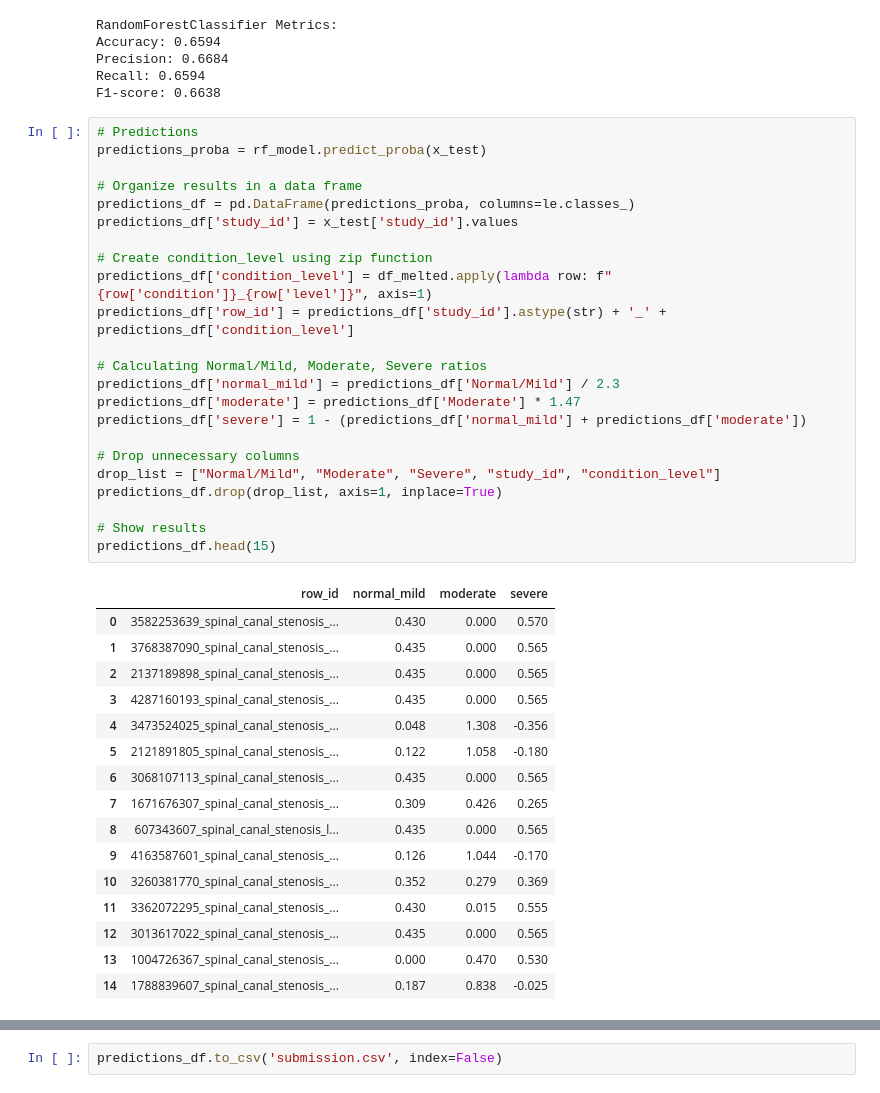
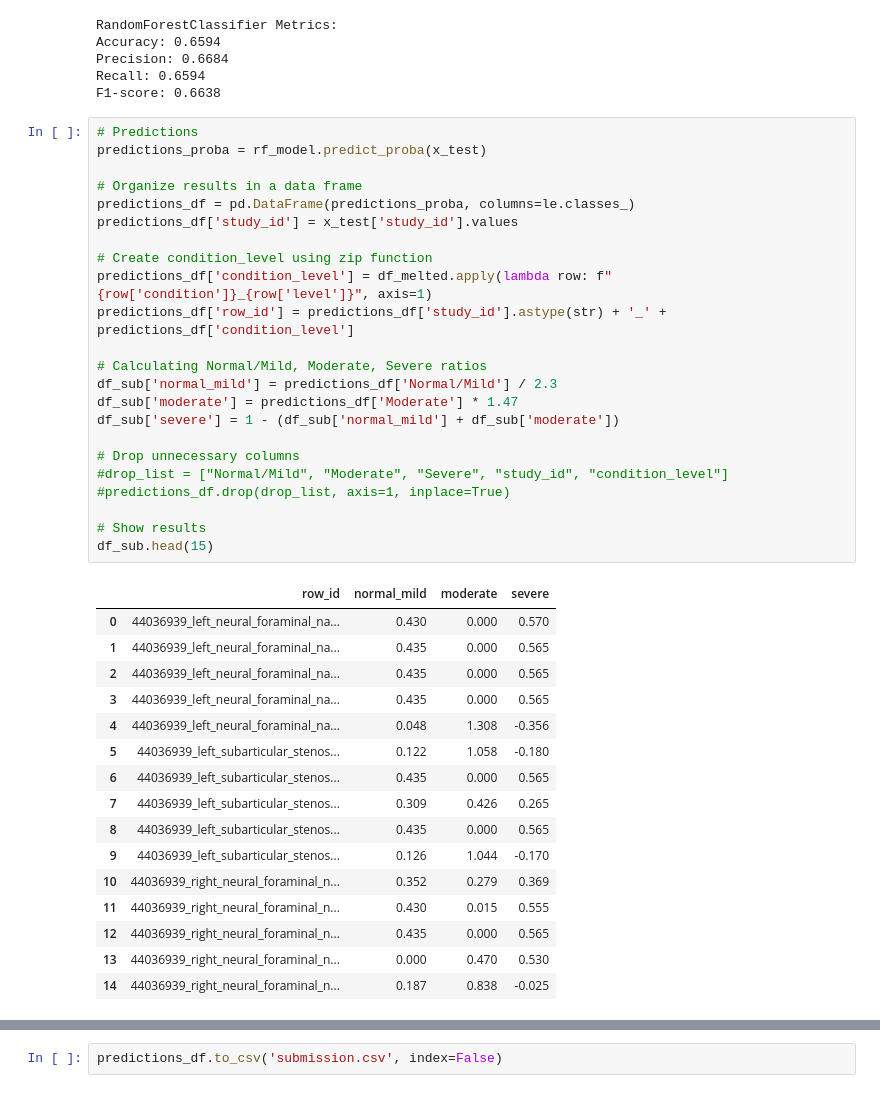
Before and after one commit to Hilalalpak/Machine-Learning, a Jupyter notebook: predictive-modelling-for-lumbar-spine-radiology.ipynb, the cells around one changed output, grey strips where cells are left out. Saved outputs shown, nothing was run; the diff lists cells and outputs as text.

```diff
--- a/predictive-modelling-for-lumbar-spine-radiology.ipynb
+++ b/predictive-modelling-for-lumbar-spine-radiology.ipynb
@@ -399,43 +399,43 @@ F1-score: 0.6638
 # %%
 # Predictions
 predictions_proba = rf_model.predict_proba(x_test)
 
 # Organize results in a data frame
 predictions_df = pd.DataFrame(predictions_proba, columns=le.classes_)
 predictions_df['study_id'] = x_test['study_id'].values
 
 # Create condition_level using zip function
 predictions_df['condition_level'] = df_melted.apply(lambda row: f"{row['condition']}_{row['level']}", axis=1)
 predictions_df['row_id'] = predictions_df['study_id'].astype(str) + '_' + predictions_df['condition_level']
 
 # Calculating Normal/Mild, Moderate, Severe ratios
-predictions_df['normal_mild'] = predictions_df['Normal/Mild'] / 2.3
-predictions_df['moderate'] = predictions_df['Moderate'] * 1.47
-predictions_df['severe'] = 1 - (predictions_df['normal_mild'] + predictions_df['moderate'])
+df_sub['normal_mild'] = predictions_df['Normal/Mild'] / 2.3
+df_sub['moderate'] = predictions_df['Moderate'] * 1.47
+df_sub['severe'] = 1 - (df_sub['normal_mild'] + df_sub['moderate'])
 
 # Drop unnecessary columns
-drop_list = ["Normal/Mild", "Moderate", "Severe", "study_id", "condition_level"]
-predictions_df.drop(drop_list, axis=1, inplace=True)
+#drop_list = ["Normal/Mild", "Moderate", "Severe", "study_id", "condition_level"]
+#predictions_df.drop(drop_list, axis=1, inplace=True)
 
 # Show results
-predictions_df.head(15)
+df_sub.head(15)
 # %% [output]
 |  | row_id | normal_mild | moderate | severe |
-| 0 | 3582253639_spinal_canal_stenosis_... | 0.430 | 0.000 | 0.570 |
-| 1 | 3768387090_spinal_canal_stenosis_... | 0.435 | 0.000 | 0.565 |
-| 2 | 2137189898_spinal_canal_stenosis_... | 0.435 | 0.000 | 0.565 |
-| 3 | 4287160193_spinal_canal_stenosis_... | 0.435 | 0.000 | 0.565 |
-| 4 | 3473524025_spinal_canal_stenosis_... | 0.048 | 1.308 | -0.356 |
-| 5 | 2121891805_spinal_canal_stenosis_... | 0.122 | 1.058 | -0.180 |
-| 6 | 3068107113_spinal_canal_stenosis_... | 0.435 | 0.000 | 0.565 |
-| 7 | 1671676307_spinal_canal_stenosis_... | 0.309 | 0.426 | 0.265 |
-| 8 | 607343607_spinal_canal_stenosis_l... | 0.435 | 0.000 | 0.565 |
-| 9 | 4163587601_spinal_canal_stenosis_... | 0.126 | 1.044 | -0.170 |
-| 10 | 3260381770_spinal_canal_stenosis_... | 0.352 | 0.279 | 0.369 |
-| 11 | 3362072295_spinal_canal_stenosis_... | 0.430 | 0.015 | 0.555 |
-| 12 | 3013617022_spinal_canal_stenosis_... | 0.435 | 0.000 | 0.565 |
-| 13 | 1004726367_spinal_canal_stenosis_... | 0.000 | 0.470 | 0.530 |
-| 14 | 1788839607_spinal_canal_stenosis_... | 0.187 | 0.838 | -0.025 |
+| 0 | 44036939_left_neural_foraminal_na... | 0.430 | 0.000 | 0.570 |
+| 1 | 44036939_left_neural_foraminal_na... | 0.435 | 0.000 | 0.565 |
+| 2 | 44036939_left_neural_foraminal_na... | 0.435 | 0.000 | 0.565 |
+| 3 | 44036939_left_neural_foraminal_na... | 0.435 | 0.000 | 0.565 |
+| 4 | 44036939_left_neural_foraminal_na... | 0.048 | 1.308 | -0.356 |
+| 5 | 44036939_left_subarticular_stenos... | 0.122 | 1.058 | -0.180 |
+| 6 | 44036939_left_subarticular_stenos... | 0.435 | 0.000 | 0.565 |
+| 7 | 44036939_left_subarticular_stenos... | 0.309 | 0.426 | 0.265 |
+| 8 | 44036939_left_subarticular_stenos... | 0.435 | 0.000 | 0.565 |
+| 9 | 44036939_left_subarticular_stenos... | 0.126 | 1.044 | -0.170 |
+| 10 | 44036939_right_neural_foraminal_n... | 0.352 | 0.279 | 0.369 |
+| 11 | 44036939_right_neural_foraminal_n... | 0.430 | 0.015 | 0.555 |
+| 12 | 44036939_right_neural_foraminal_n... | 0.435 | 0.000 | 0.565 |
+| 13 | 44036939_right_neural_foraminal_n... | 0.000 | 0.470 | 0.530 |
+| 14 | 44036939_right_neural_foraminal_n... | 0.187 | 0.838 | -0.025 |
 # %%
 # Set the style and color palette
 plt.figure(figsize=(8, 6))
```
Also changed, not shown: parts of 2 cells of this notebook.
